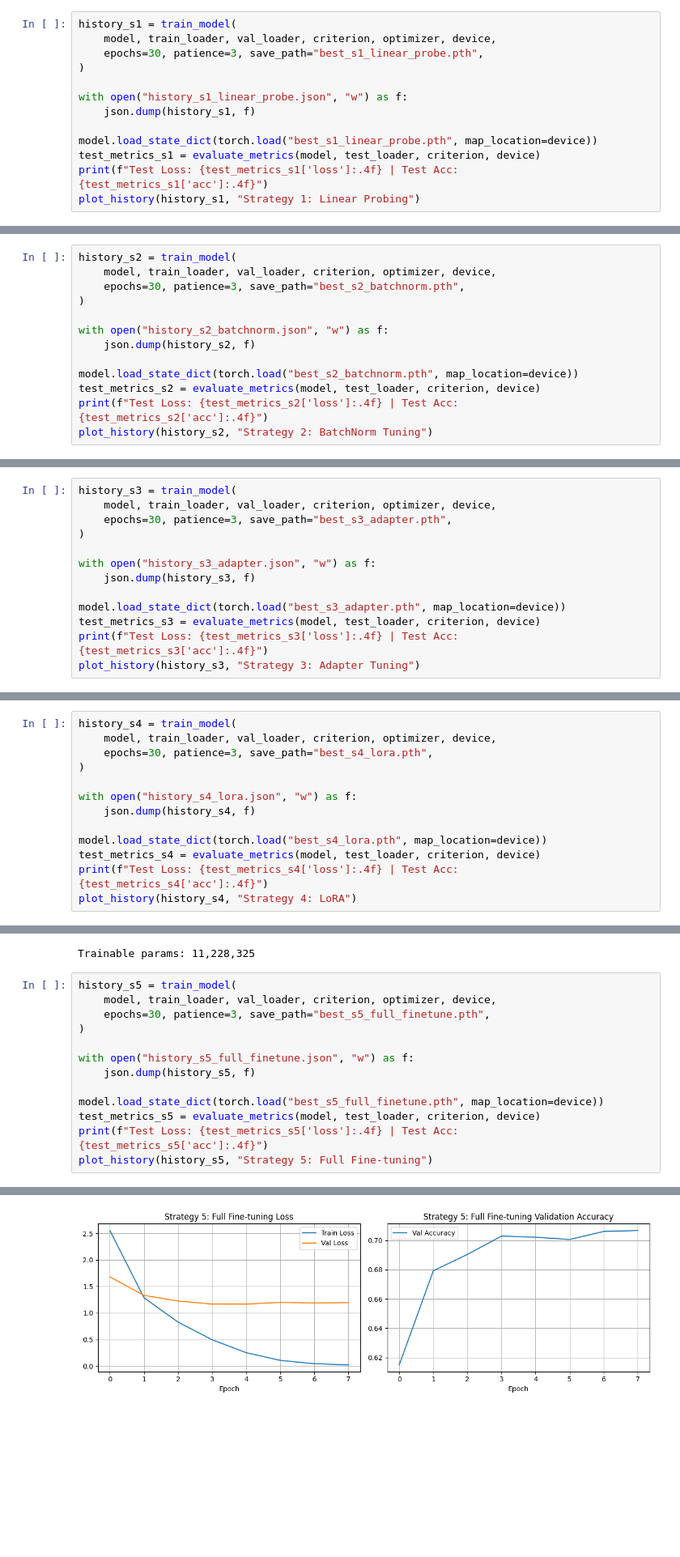
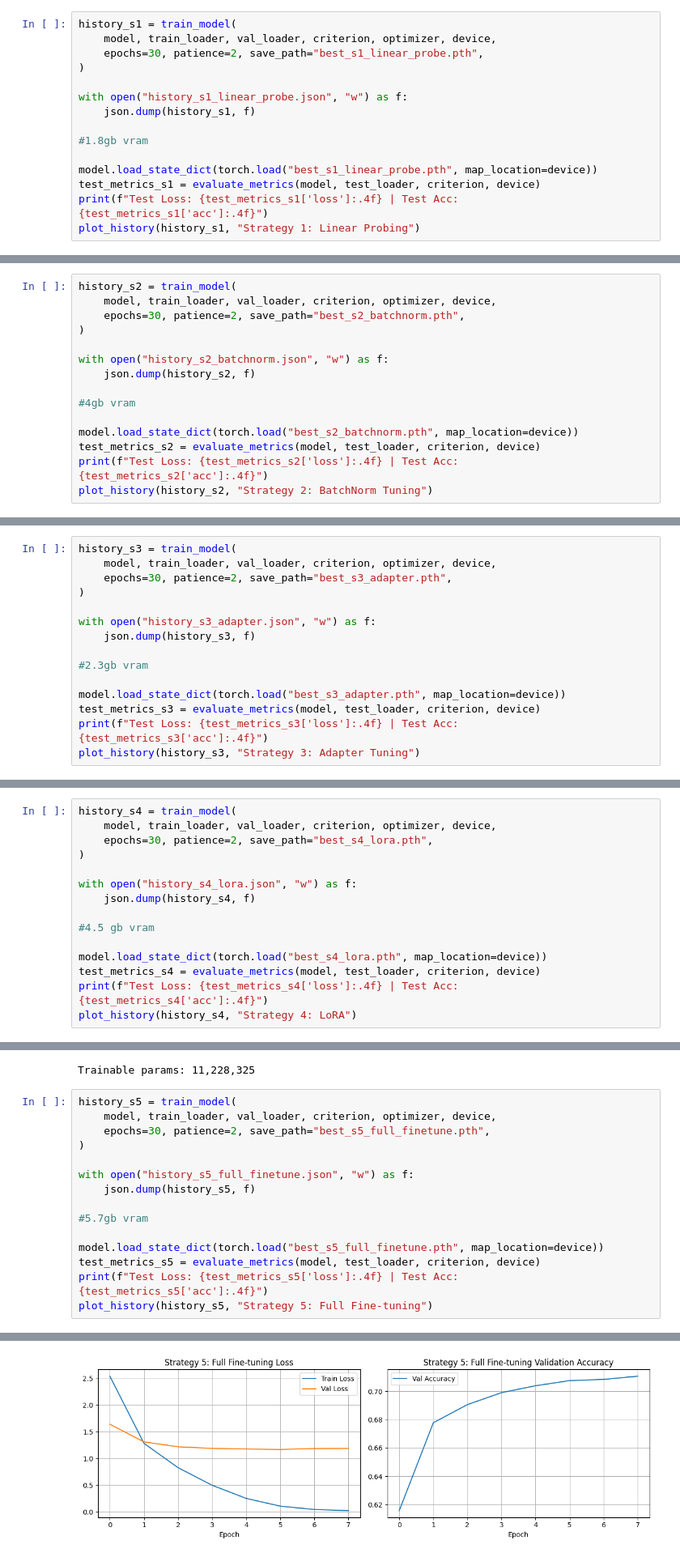
Before and after one commit to yueywangse/Food-101, a Jupyter notebook: ResNet18/resnet18.ipynb, the cells around one changed output, grey strips where cells are left out. Shown at 81% size. Cells and saved outputs as stored; diff of their text form; blank space fills up the shorter version.

```diff
--- a/ResNet18/resnet18.ipynb
+++ b/ResNet18/resnet18.ipynb
@@ -236,12 +236,14 @@ Trainable params: 51,813
 # %%
 history_s1 = train_model(
     model, train_loader, val_loader, criterion, optimizer, device,
-    epochs=30, patience=3, save_path="best_s1_linear_probe.pth",
+    epochs=30, patience=2, save_path="best_s1_linear_probe.pth",
 )
 
 with open("history_s1_linear_probe.json", "w") as f:
     json.dump(history_s1, f)
 
+#1.8gb vram
+
 model.load_state_dict(torch.load("best_s1_linear_probe.pth", map_location=device))
 test_metrics_s1 = evaluate_metrics(model, test_loader, criterion, device)
 print(f"Test Loss: {test_metrics_s1['loss']:.4f} | Test Acc: {test_metrics_s1['acc']:.4f}")
@@ -295,12 +297,14 @@ Trainable params: 61,413
 # %%
 history_s2 = train_model(
     model, train_loader, val_loader, criterion, optimizer, device,
-    epochs=30, patience=3, save_path="best_s2_batchnorm.pth",
+    epochs=30, patience=2, save_path="best_s2_batchnorm.pth",
 )
 
 with open("history_s2_batchnorm.json", "w") as f:
     json.dump(history_s2, f)
 
+#4gb vram
+
 model.load_state_dict(torch.load("best_s2_batchnorm.pth", map_location=device))
 test_metrics_s2 = evaluate_metrics(model, test_loader, criterion, device)
 print(f"Test Loss: {test_metrics_s2['loss']:.4f} | Test Acc: {test_metrics_s2['acc']:.4f}")
@@ -383,12 +387,14 @@ Trainable params: 138,853
 # %%
 history_s3 = train_model(
     model, train_loader, val_loader, criterion, optimizer, device,
-    epochs=30, patience=3, save_path="best_s3_adapter.pth",
+    epochs=30, patience=2, save_path="best_s3_adapter.pth",
 )
 
 with open("history_s3_adapter.json", "w") as f:
     json.dump(history_s3, f)
 
+#2.3gb vram
+
 model.load_state_dict(torch.load("best_s3_adapter.pth", map_location=device))
 test_metrics_s3 = evaluate_metrics(model, test_loader, criterion, device)
 print(f"Test Loss: {test_metrics_s3['loss']:.4f} | Test Acc: {test_metrics_s3['acc']:.4f}")
@@ -485,12 +491,14 @@ Trainable params: 194,661
 # %%
 history_s4 = train_model(
     model, train_loader, val_loader, criterion, optimizer, device,
-    epochs=30, patience=3, save_path="best_s4_lora.pth",
+    epochs=30, patience=2, save_path="best_s4_lora.pth",
 )
 
 with open("history_s4_lora.json", "w") as f:
     json.dump(history_s4, f)
 
+#4.5 gb vram
+
 model.load_state_dict(torch.load("best_s4_lora.pth", map_location=device))
 test_metrics_s4 = evaluate_metrics(model, test_loader, criterion, device)
 print(f"Test Loss: {test_metrics_s4['loss']:.4f} | Test Acc: {test_metrics_s4['acc']:.4f}")
@@ -531,12 +534,14 @@ Trainable params: 11,228,325
 # %%
 history_s5 = train_model(
     model, train_loader, val_loader, criterion, optimizer, device,
-    epochs=30, patience=3, save_path="best_s5_full_finetune.pth",
+    epochs=30, patience=2, save_path="best_s5_full_finetune.pth",
 )
 
 with open("history_s5_full_finetune.json", "w") as f:
     json.dump(history_s5, f)
 
+#5.7gb vram
+
 model.load_state_dict(torch.load("best_s5_full_finetune.pth", map_location=device))
 test_metrics_s5 = evaluate_metrics(model, test_loader, criterion, device)
 print(f"Test Loss: {test_metrics_s5['loss']:.4f} | Test Acc: {test_metrics_s5['acc']:.4f}")
@@ -565,4 +570,4 @@ Test Loss: 0.9206 | Test Acc: 0.7553
-[figure, old version]
+[figure, new version]
 # %% [markdown]
 ## Results Summary
 # %%
```
Also changed, not shown: parts of 7 cells of this notebook, 17 other files.
